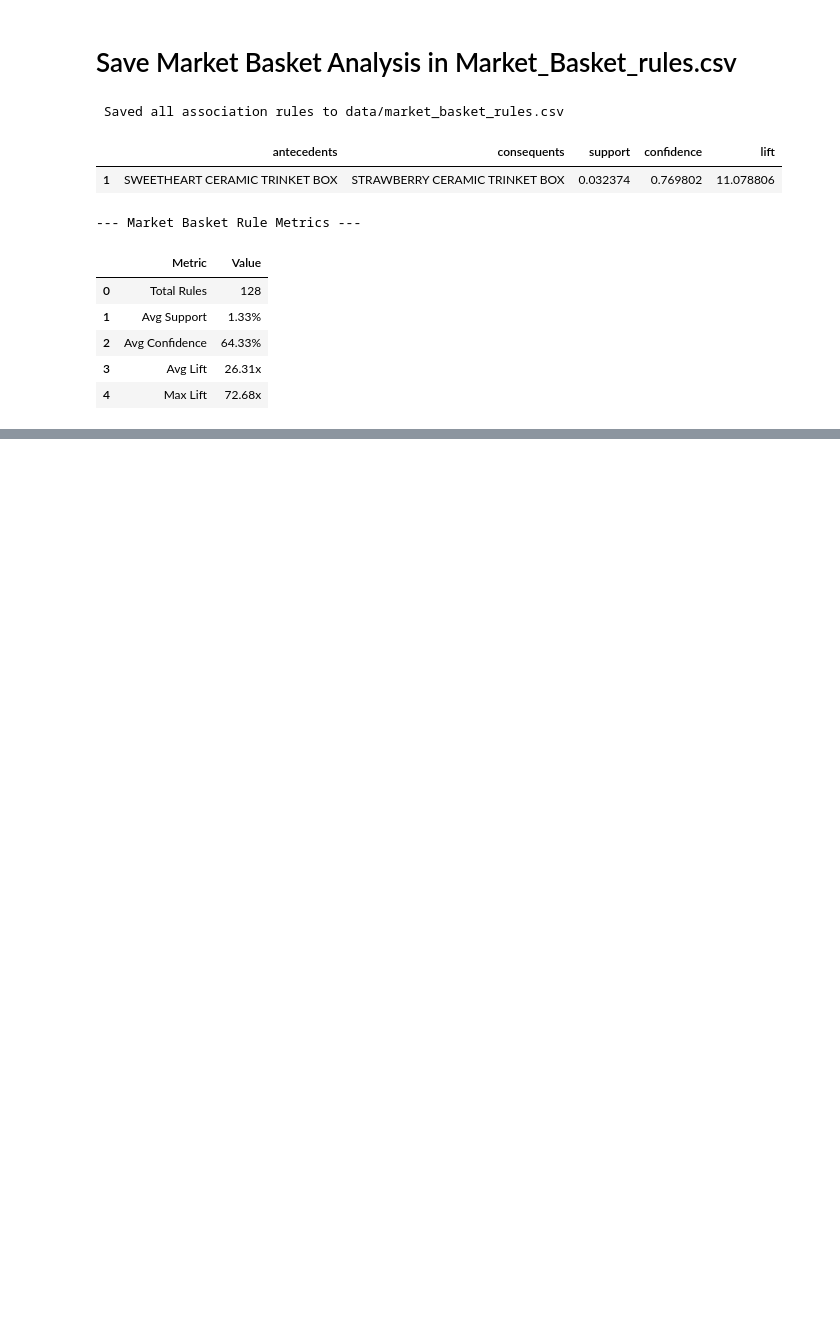
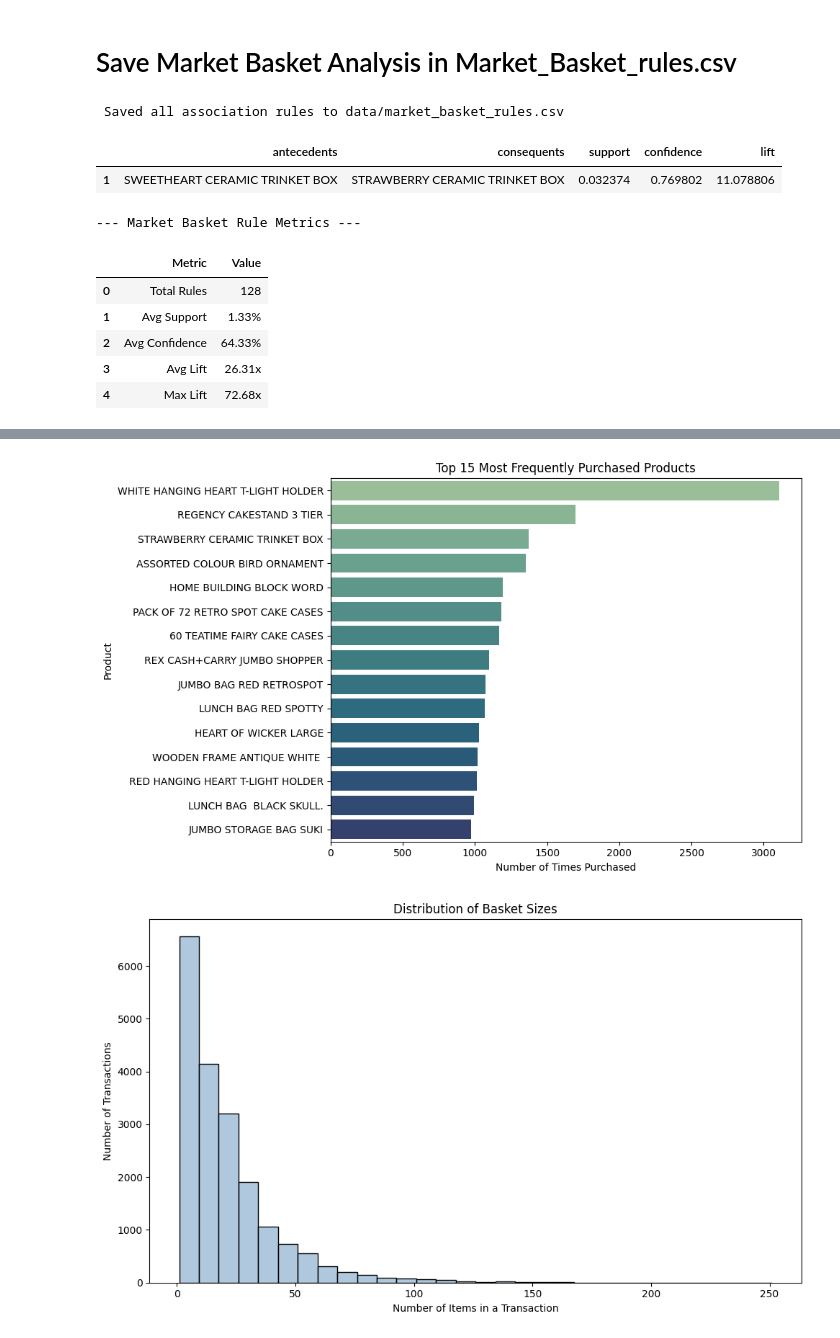
Before and after one commit to palak-2006/Intelligent-Retail-Analysis-Using-Machine-Learning, a Jupyter notebook: notebooks/04_market_basket_analysis.ipynb, the cells around one changed output, grey strips where cells are left out. Saved outputs shown, nothing was run; the diff lists cells and outputs as text; code cells hidden in the pictures; blank space fills up the shorter version.

```diff
--- a/notebooks/04_market_basket_analysis.ipynb
+++ b/notebooks/04_market_basket_analysis.ipynb
@@ -223,0 +237,67 @@ display(rules_summary)
+# %%
+import matplotlib.pyplot as plt
+import seaborn as sns
+
+# ==============================================================================
+# 1. TOP 15 MOST FREQUENTLY PURCHASED ITEMS (from raw transactions)
+# ==============================================================================
+item_counts = df["Description"].value_counts().head(15)   # adjust column name if different
+
+plt.figure(figsize=(10, 6))
+sns.barplot(x=item_counts.values, y=item_counts.index, hue=item_counts.index,
+            palette="crest", legend=False)
+plt.xlabel("Number of Times Purchased")
+plt.ylabel("Product")
+plt.title("Top 15 Most Frequently Purchased Products")
+plt.tight_layout()
+plt.savefig("mba_top_items.png", dpi=150)
+plt.show()
+
+# ==============================================================================
+# 2. BASKET SIZE DISTRIBUTION (how many items per transaction)
+# ==============================================================================
+basket_sizes = df.groupby("Invoice")["Description"].count()   # adjust column names
+
+plt.figure(figsize=(10, 6))
+sns.histplot(basket_sizes, bins=30, kde=False, color="#94B6D2")
+plt.xlabel("Number of Items in a Transaction")
+plt.ylabel("Number of Transactions")
+plt.title("Distribution of Basket Sizes")
+plt.tight_layout()
+plt.savefig("mba_basket_size.png", dpi=150)
+plt.show()
+
+# ==============================================================================
+# 3. TOP FREQUENT ITEMSETS (from FP-Growth — full MBA output, not just rules)
+# ==============================================================================
+# frequent_itemsets should already exist from your fpgrowth() step
+top_itemsets = frequent_itemsets.sort_values("support", ascending=False).head(15).copy()
+top_itemsets["itemset_label"] = top_itemsets["itemsets"].apply(lambda x: ", ".join(list(x)))
+
+plt.figure(figsize=(10, 6))
+sns.barplot(data=top_itemsets, x="support", y="itemset_label",
+            hue="itemset_label", palette="flare", legend=False)
+plt.xlabel("Support")
+plt.ylabel("Itemset")
+plt.title("Top 15 Frequent Itemsets (FP-Growth)")
+plt.tight_layout()
+plt.savefig("mba_frequent_itemsets.png", dpi=150)
+plt.show()
+
+# ==============================================================================
+# 4. ITEM CO-OCCURRENCE HEATMAP (top items only, for readability)
+# ==============================================================================
+top_item_names = item_counts.head(10).index.tolist()
+basket_top = basket[[col for col in basket.columns if col in top_item_names]]
+
+co_matrix = basket_top.T.dot(basket_top)   # co-occurrence counts
+
+plt.figure(figsize=(9, 7))
+sns.heatmap(co_matrix, annot=True, fmt="d", cmap="YlOrBr", linewidths=0.5)
+plt.title("Product Co-occurrence Heatmap (Top 10 Products)")
+plt.tight_layout()
+plt.savefig("mba_cooccurrence_heatmap.png", dpi=150)
+plt.show()
+# %% [output]
+[figure, added]
+[figure, added]
```
Also changed, not shown: parts of 3 cells of this notebook, 15 other files.
